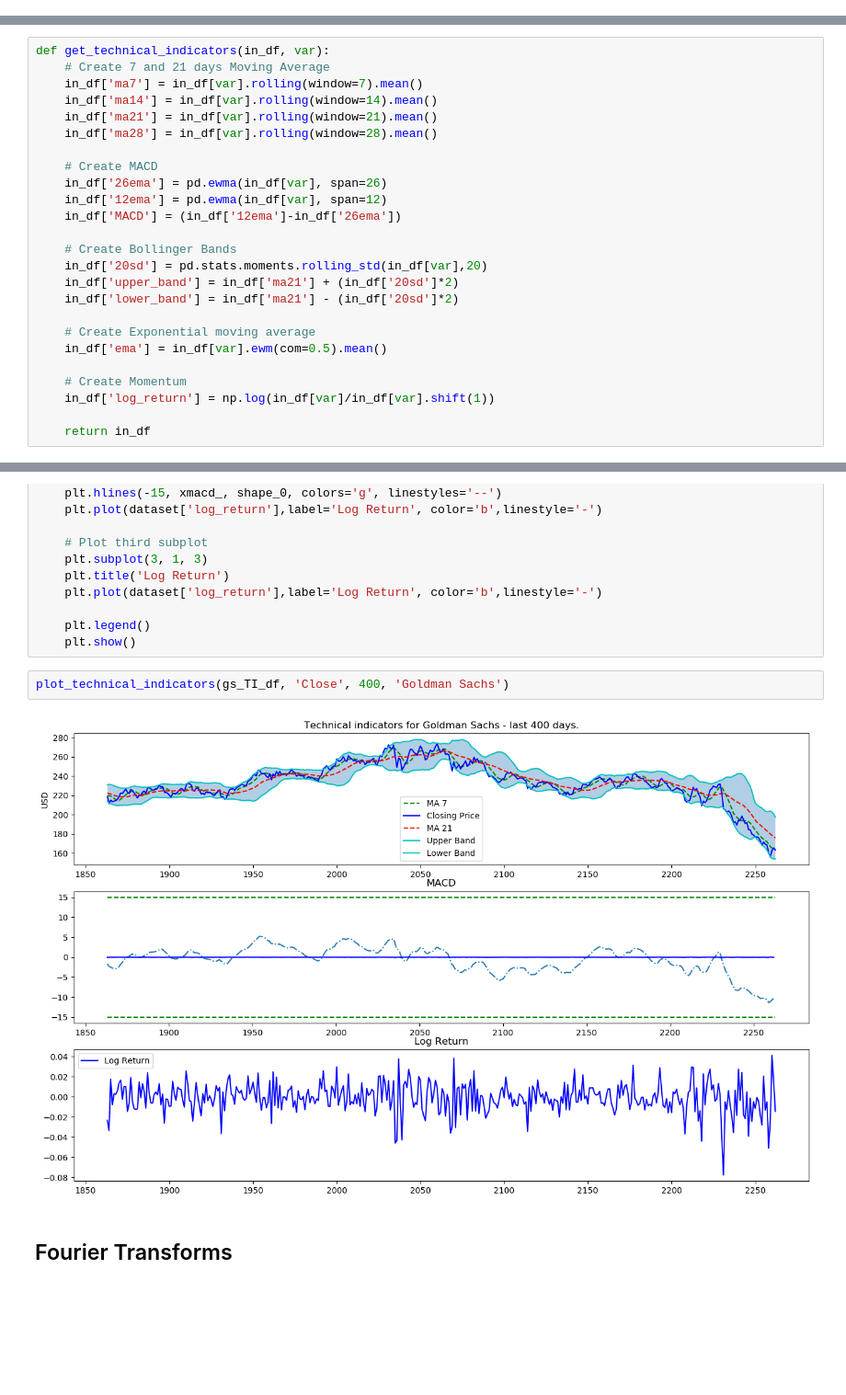
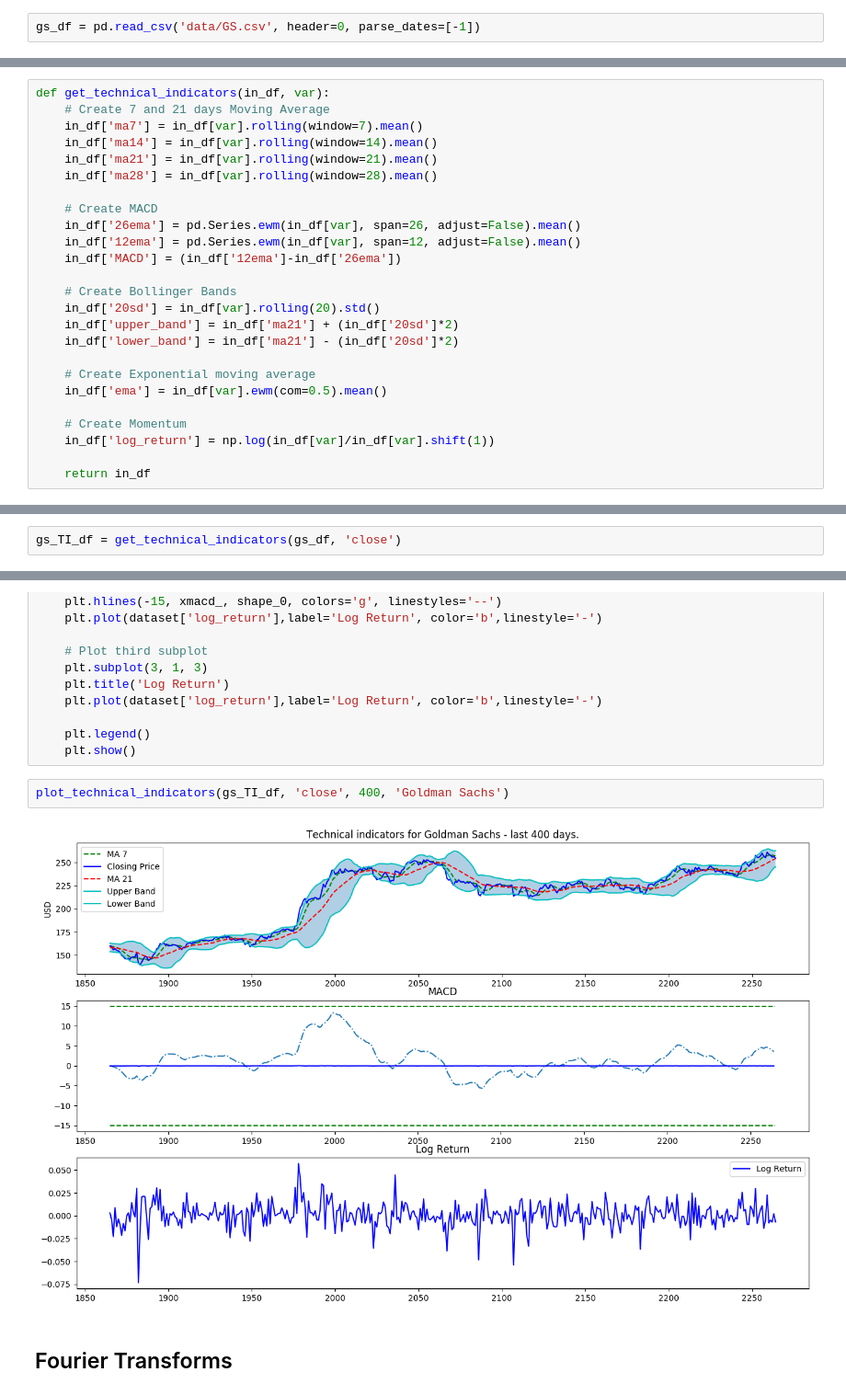
Before and after one commit to angshenting/stockprediction, a Jupyter notebook: Stock Trading Features.ipynb, the cells around one changed output, grey strips where cells are left out. Shown at 92% size. Drawn from its saved outputs; the diff is of its cells as text; blank space fills up the shorter version.

```diff
--- a/Stock Trading Features.ipynb
+++ b/Stock Trading Features.ipynb
@@ -37 +37,3 @@ msft_df = pd.read_csv('data/MSFT.csv', header=0, parse_dates=[0], date_parser=pa
+# %%
+gs_df = pd.read_csv('data/GS.csv', header=0, parse_dates=[-1])
 # %%
@@ -82,12 +97,12 @@ def get_technical_indicators(in_df, var):
     in_df['ma28'] = in_df[var].rolling(window=28).mean()
 
     # Create MACD
-    in_df['26ema'] = pd.ewma(in_df[var], span=26)
-    in_df['12ema'] = pd.ewma(in_df[var], span=12)
+    in_df['26ema'] = pd.Series.ewm(in_df[var], span=26, adjust=False).mean()
+    in_df['12ema'] = pd.Series.ewm(in_df[var], span=12, adjust=False).mean()
     in_df['MACD'] = (in_df['12ema']-in_df['26ema'])
 
     # Create Bollinger Bands
-    in_df['20sd'] = pd.stats.moments.rolling_std(in_df[var],20)
+    in_df['20sd'] = in_df[var].rolling(20).std()
     in_df['upper_band'] = in_df['ma21'] + (in_df['20sd']*2)
     in_df['lower_band'] = in_df['ma21'] - (in_df['20sd']*2)
 
@@ -128,3 +116,5 @@ msft_TI_df = get_technical_indicators(msft_df, 'Close')
+# %%
+gs_TI_df = get_technical_indicators(gs_df, 'close')
 # %%
 gs_TI_df.head()
 # %% [output]
@@ -174,8 +164,8 @@ def plot_technical_indicators(dataset, var, last_days, label):
     plt.legend()
     plt.show()
 # %%
-plot_technical_indicators(gs_TI_df, 'Close', 400, 'Goldman Sachs')
+plot_technical_indicators(gs_TI_df, 'close', 400, 'Goldman Sachs')
 # %% [output]
-[figure, old version]
+[figure, new version]
 # %% [markdown]
 ## Fourier Transforms
```
Also changed, not shown: parts of 77 cells of this notebook.
